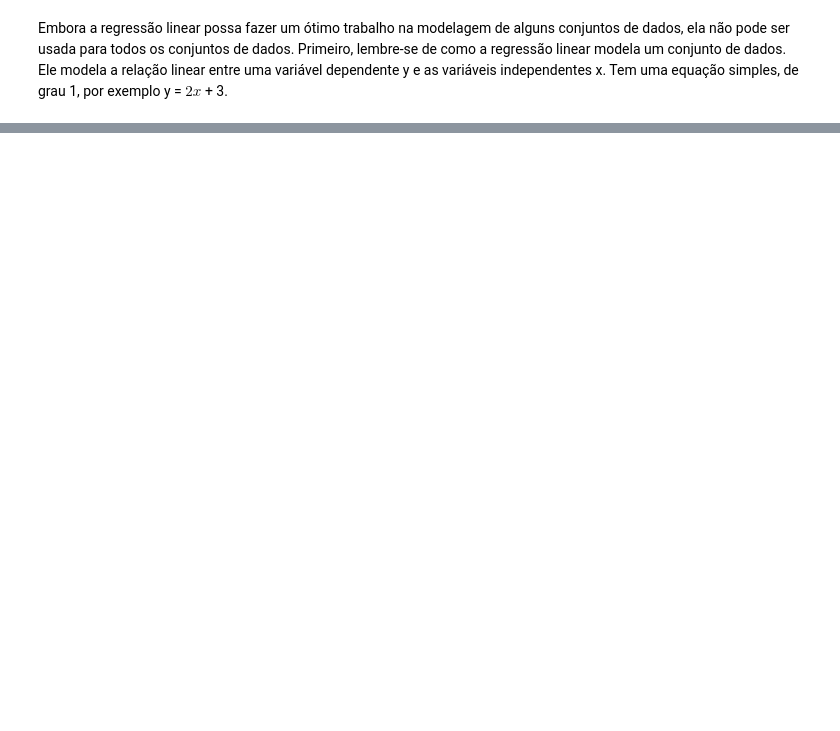
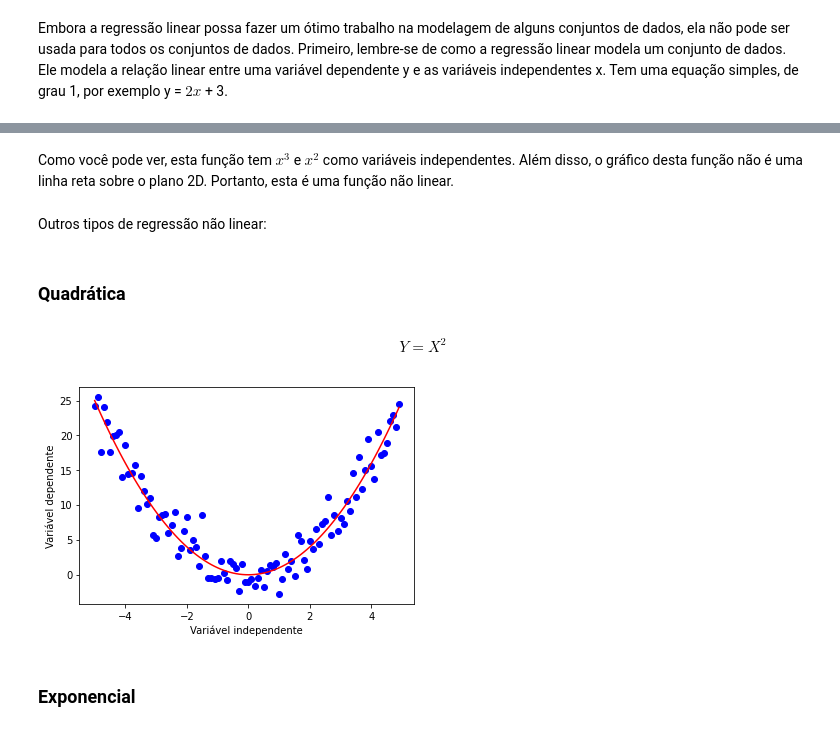
Before and after one commit to kauebr/Machine-Learning-Projects-IBM, a Jupyter notebook: Regressão nao linear/Regressao nao linear.ipynb, the cells around one changed output, grey strips where cells are left out. Saved outputs shown, nothing was run; the diff lists cells and outputs as text; code cells hidden in the pictures; blank space fills up the shorter version.

```diff
--- a/Regressão nao linear/Regressao nao linear.ipynb
+++ b/Regressão nao linear/Regressao nao linear.ipynb
@@ -34,0 +51,25 @@ Embora a regressão linear possa fazer um ótimo trabalho na modelagem de alguns
+# %% [markdown]
+Como você pode ver, esta função tem $x^3$ e $x^2$ como variáveis independentes. Além disso, o gráfico desta função não é uma linha reta sobre o plano 2D. Portanto, esta é uma função não linear.
+# %% [markdown]
+Outros tipos de regressão não linear:
+# %% [markdown]
+### Quadrática
+# %% [markdown]
+$$ Y = X^2 $$
+# %%
+x = np.arange(-5.0, 5.0, 0.1)
+
+##Você pode ajustar a inclinação e a interceptação para verificar as mudanças no gráfico
+
+y = np.power(x,2)
+y_noise = 2 * np.random.normal(size=x.size)
+ydata = y + y_noise
+plt.plot(x, ydata,  'bo')
+plt.plot(x,y, 'r')
+plt.ylabel('Variável dependente')
+plt.xlabel('Variável independente')
+plt.show()
+# %% [output]
+[figure, added]
+# %% [markdown]
+### Exponencial
```
Also changed, not shown: parts of 3 cells of this notebook.
